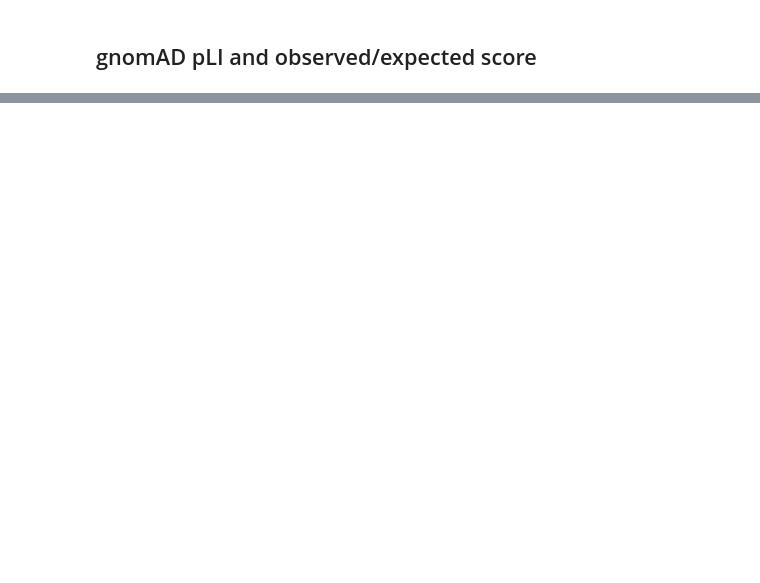
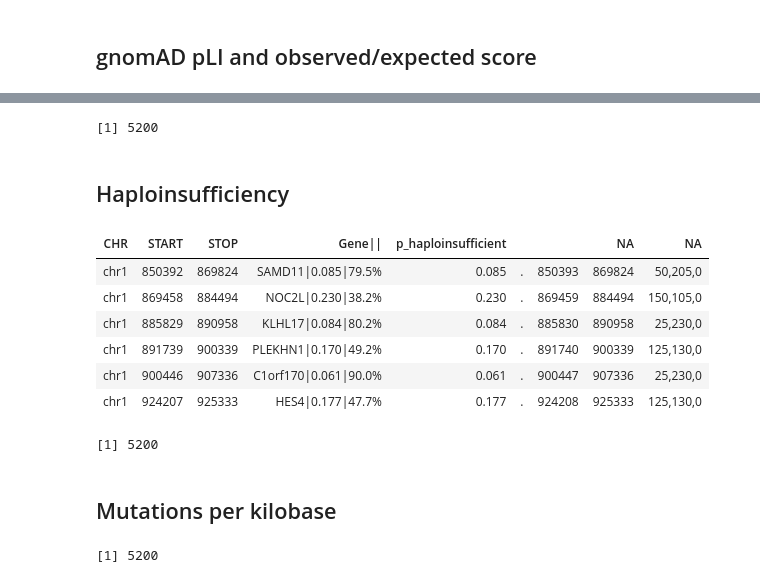
Before and after one commit to mepittman/ctf-apms, a Jupyter notebook: jupyter_notebooks/variant_comparison.ipynb, the cells around one changed output, grey strips where cells are left out. Drawn from its saved outputs; the diff is of its cells as text; code cells hidden in the pictures; blank space fills up the shorter version.

```diff
--- a/jupyter_notebooks/variant_comparison.ipynb
+++ b/jupyter_notebooks/variant_comparison.ipynb
@@ -162,0 +190,28 @@ for(i in c(1:nrow(df))){
+# %%
+df = merge(df, gene_conn, by.x='alias', by.y='Gene', all.x = TRUE)
+nrow(df)
+# %% [output]
+[1] 5200
+# %% [markdown]
+## Haploinsufficiency
+# %%
+haploinsufficiency = read.table("../data/databases/huang-et-al_haploinsufficiency.txt", sep = "\t",
+                               stringsAsFactors=FALSE)
+names(haploinsufficiency) <- c("CHR","START","STOP","Gene||","p_haploinsufficient","","")
+head(haploinsufficiency)
+# %% [output]
+| CHR | START | STOP | Gene|| | p_haploinsufficient |  |  | NA | NA |
+| chr1 | 850392 | 869824 | SAMD11|0.085|79.5% | 0.085 | . | 850393 | 869824 | 50,205,0 |
+| chr1 | 869458 | 884494 | NOC2L|0.230|38.2% | 0.230 | . | 869459 | 884494 | 150,105,0 |
+| chr1 | 885829 | 890958 | KLHL17|0.084|80.2% | 0.084 | . | 885830 | 890958 | 25,230,0 |
+| chr1 | 891739 | 900339 | PLEKHN1|0.170|49.2% | 0.170 | . | 891740 | 900339 | 125,130,0 |
+| chr1 | 900446 | 907336 | C1orf170|0.061|90.0% | 0.061 | . | 900447 | 907336 | 25,230,0 |
+| chr1 | 924207 | 925333 | HES4|0.177|47.7% | 0.177 | . | 924208 | 925333 | 125,130,0 |
+# %%
+haploinsufficiency$Gene <- sub('\\|.*', "",haploinsufficiency$`Gene||`)
+df = merge(df, haploinsufficiency[,c('Gene','p_haploinsufficient')], all.x=TRUE)
+nrow(df)
+# %% [output]
+[1] 5200
+# %% [markdown]
+## Mutations per kilobase
@@ -162,0 +233,6 @@ for(i in c(1:nrow(df))){
+# %%
+df = merge(df, gene_counts, all.x=TRUE)
+df$mutperkb = (df$n_mutations / df$cds_length) * 1000
+nrow(df)
+# %% [output]
+[1] 5200
```
Also changed, not shown: parts of 42 cells of this notebook.
